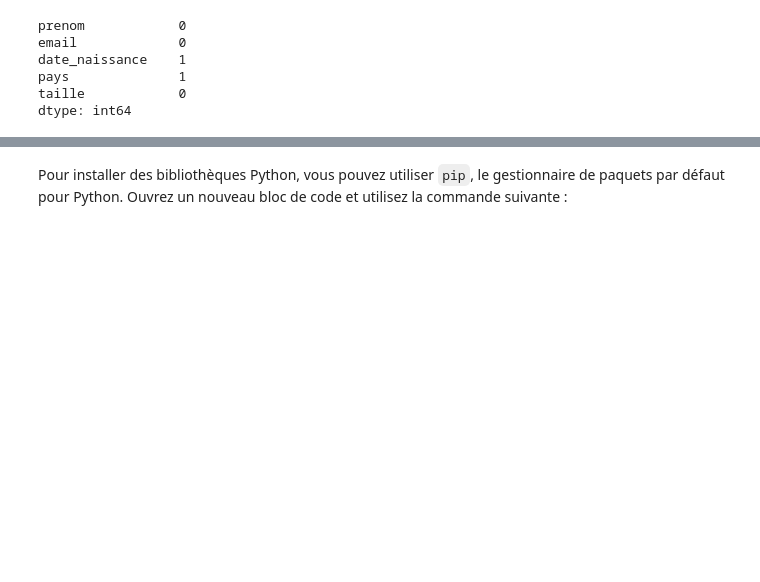
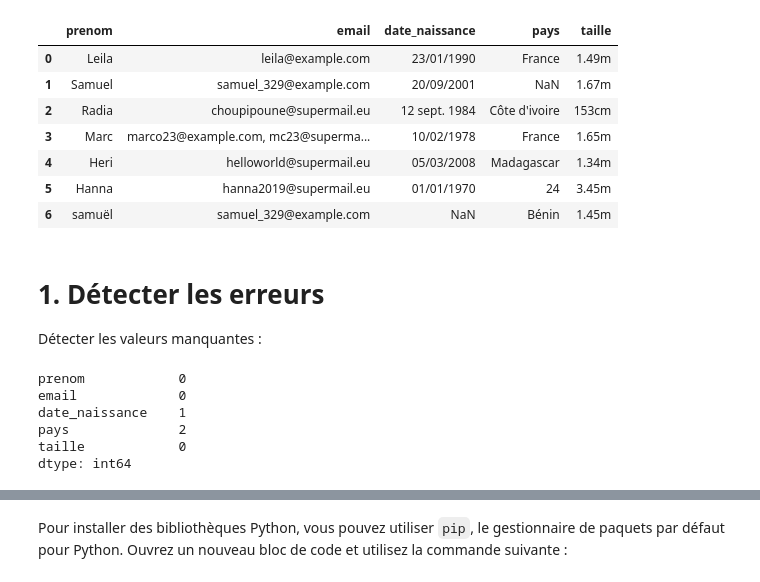
Before and after one commit to malik630/Nettoyage-et-analyse-des-donn-es, a Jupyter notebook: Nettoyage_Analyse_Données.ipynb, the cells around one changed output, grey strips where cells are left out. Drawn from its saved outputs; the diff is of its cells as text; code cells hidden in the pictures; blank space fills up the shorter version.

```diff
--- a/Nettoyage_Analyse_Données.ipynb
+++ b/Nettoyage_Analyse_Données.ipynb
@@ -3,18 +3,31 @@
 # %%
 # import des librairies dont nous aurons besoin
 import pandas as pd
 import numpy as np
 import re
 
 # chargement et affichage des données
 data = pd.read_csv('personnes.csv')
-#print(data)
-#print(data.isnull().sum())
-#data.loc[data['email'].duplicated(keep=False),:]
+display(data)
 # %% [output]
-prenom            0
-email             0
-date_naissance    1
-pays              1
-taille            0
-dtype: int64
+|  | prenom | email | date_naissance | pays | taille |
+| 0 | Leila | leila@example.com | 23/01/1990 | France | 1.49m |
+| 1 | Samuel | samuel_329@example.com | 20/09/2001 | NaN | 1.67m |
+| 2 | Radia | choupipoune@supermail.eu | 12 sept. 1984 | Côte d'ivoire | 153cm |
+| 3 | Marc | marco23@example.com, mc23@superma... | 10/02/1978 | France | 1.65m |
+| 4 | Heri | helloworld@supermail.eu | 05/03/2008 | Madagascar | 1.34m |
+| 5 | Hanna | hanna2019@supermail.eu | 01/01/1970 | 24 | 3.45m |
+| 6 | samuël | samuel_329@example.com | NaN | Bénin | 1.45m |
+# %% [markdown]
+# 1. Détecter les erreurs
+
+Détecter les valeurs manquantes :
+# %%
+print(data.isnull().sum())
+# %% [output]
+prenom            0
+email             0
+date_naissance    1
+pays              2
+taille            0
+dtype: int64
```
Also changed, not shown: parts of 12 cells of this notebook.
